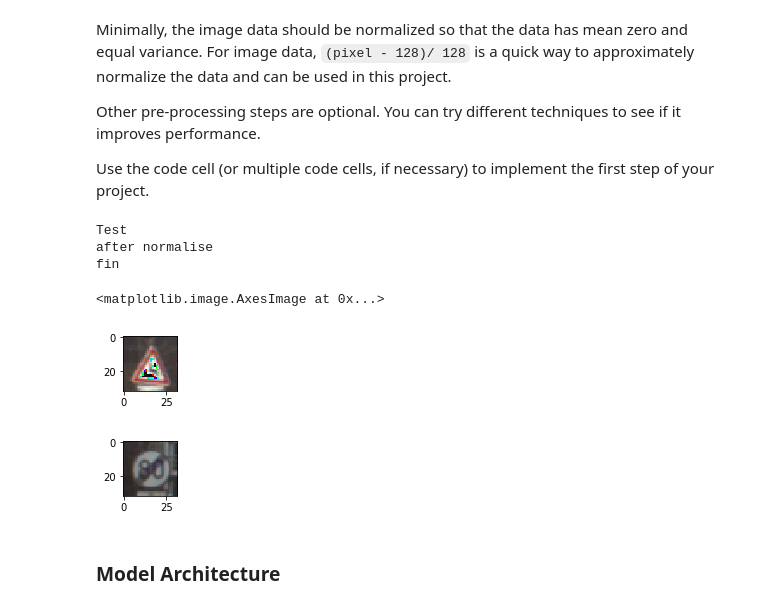
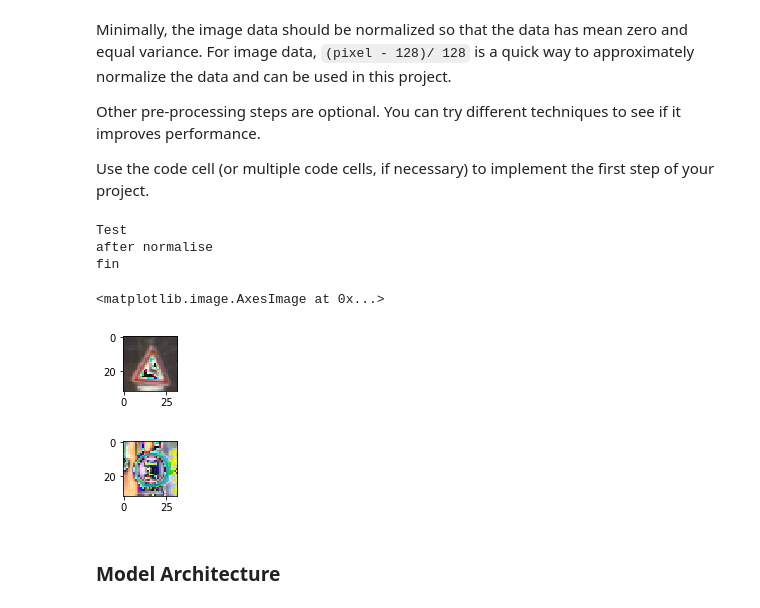
Before and after one commit to seanjmcm/TrafficSign, a Jupyter notebook: Traffic_Sign_Classifier_sept.ipynb, the cells around one changed output. Cells and saved outputs as stored; diff of their text form; code cells hidden in the pictures.

```diff
--- a/Traffic_Sign_Classifier_sept.ipynb
+++ b/Traffic_Sign_Classifier_sept.ipynb
@@ -192,43 +192,49 @@ for p in X_train:
     i=i+1
 print("after normalise")
 
-
 ##validate
 
 norm_X_valid = np.zeros(shape=[X_validLd.shape[0],X_validLd.shape[1],X_validLd.shape[2],3])
 norm_X_valid=norm_X_valid.astype(float)
 i=0
 
 for v in X_valid:
 
     tv = normit(v)
     #tempv = tv.reshape(32,32,1)
-
     norm_X_valid[i] = tv
-    #print(norm_X_valid[i])
     i=i+1
 
 
-#grey
-print("fin")
+##test
+norm_X_test=[]
+norm_X_test = np.zeros(shape=[X_test.shape[0],X_test.shape[1],X_test.shape[2],3])
+norm_X_test=norm_X_test.astype(float)
+i=0
+
+for testim in X_test:
+
+    tt = normit(testim)
+    norm_X_test[i] = tt
+    i=i+1
 
 
-image22 = norm_X_train[110] #squeeze : Remove single-dimensional entries from the shape of an array
-imageb4 = X_train[110]
-imagev=norm_X_valid[100]
+
+print("fin")
+image22 = norm_X_train[110] ; imageb4 = X_train[110]; imagev=norm_X_valid[100]; imaget=norm_X_test[100]
 
 plt.figure(figsize=(1,1))
 plt.imshow(imagev.squeeze())
 
 plt.figure(figsize=(1,1))
-plt.imshow(image22.squeeze())
+plt.imshow(imaget.squeeze()) #squeeze : Remove single-dimensional entries from the shape of an array
 # %% [output]
 Test
 after normalise
 fin
 <matplotlib.image.AxesImage at 0x...>
 [figure]
-[figure, old version]
+[figure, new version]
 # %% [markdown]
 ### Model Architecture
 # %% [markdown]
```
Also changed, not shown: parts of 5 cells of this notebook, 9 other files.
